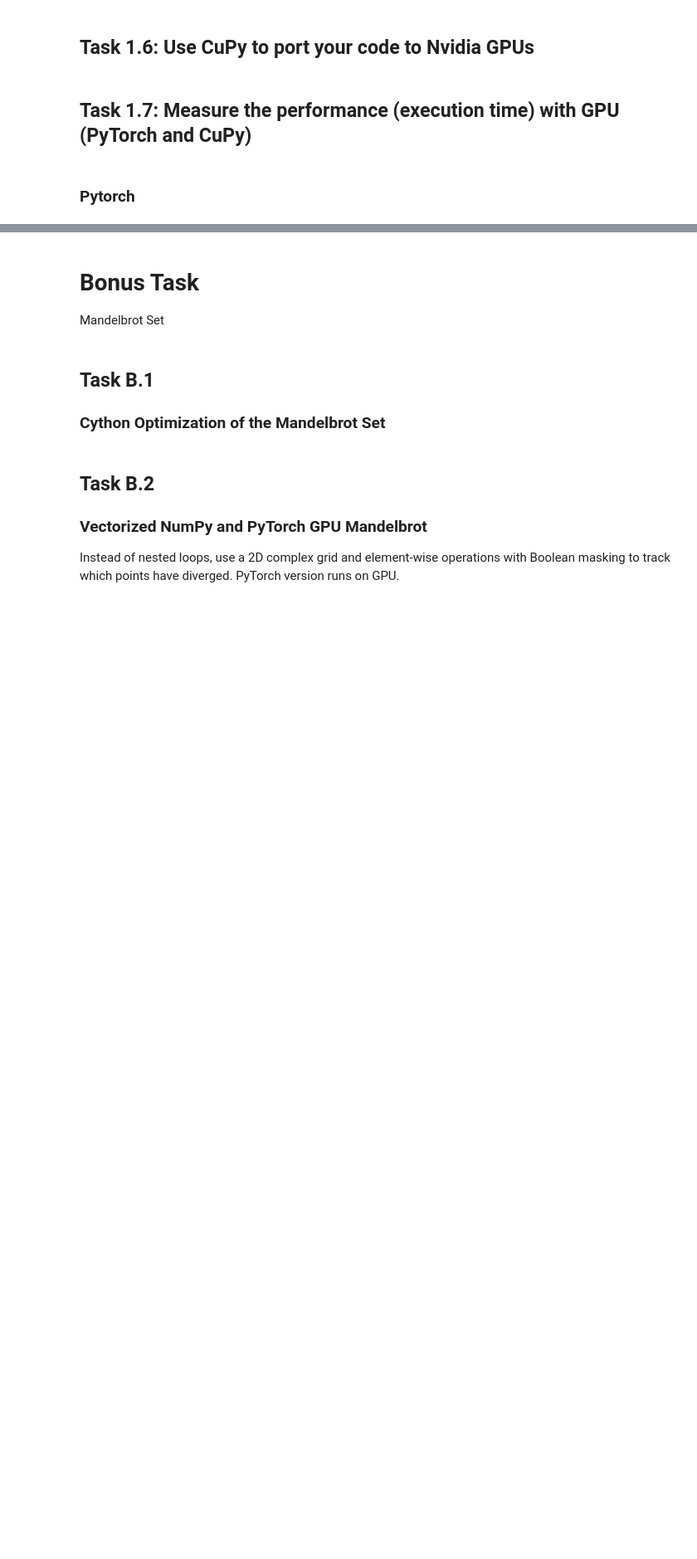
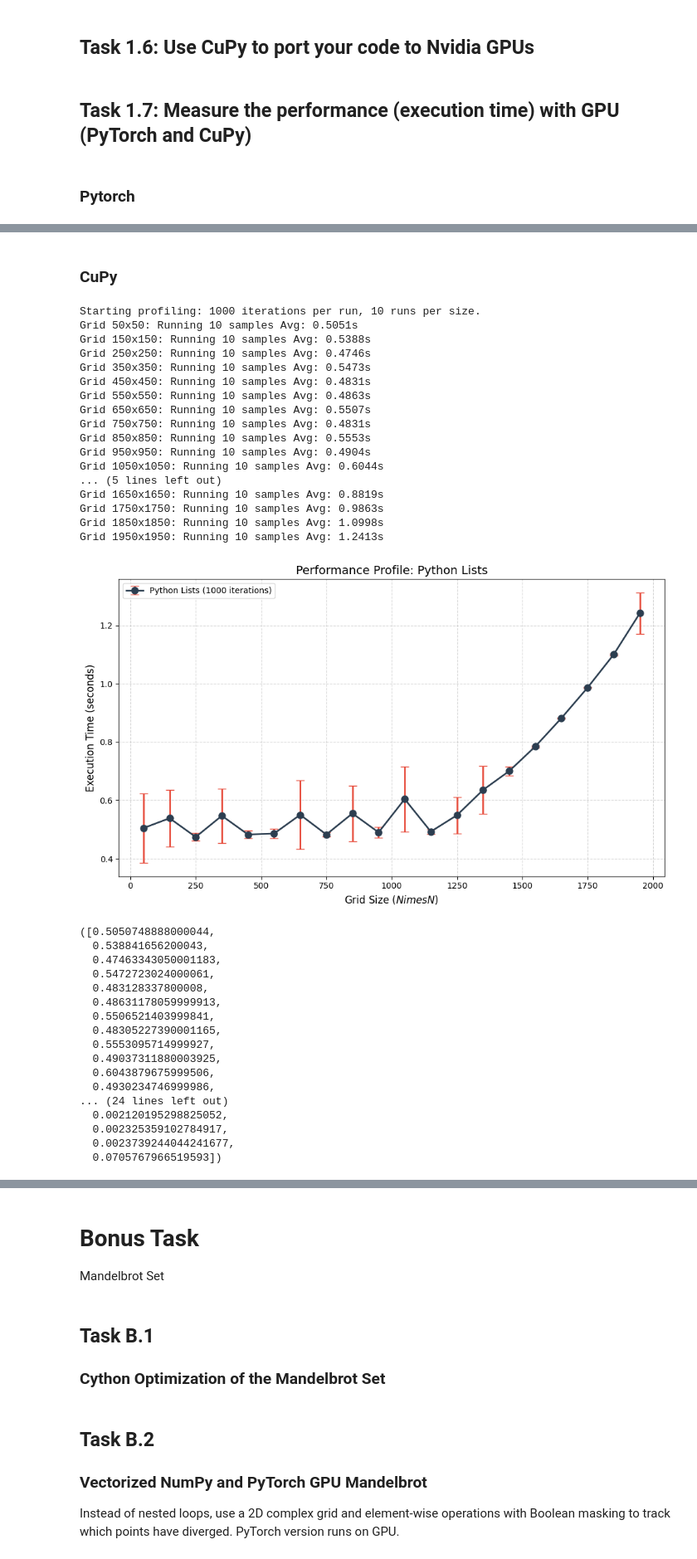
Before and after one commit to anson-ryea/dd2358-work, a Jupyter notebook: asm3/asm3.ipynb, the cells around one changed output, grey strips where cells are left out. Shown at 83% size. Saved outputs shown, nothing was run; the diff lists cells and outputs as text; code cells hidden in the pictures; blank space fills up the shorter version.

```diff
--- a/asm3/asm3.ipynb
+++ b/asm3/asm3.ipynb
@@ -347,6 +344,37 @@ def run_only_torch(f, N, iterations):
 # %%
 import numpy as np
 import cupy as cp
+
+def initialise_grid_cupy(N):
+    grid = cp.random.random((N, N)).astype(cp.float32)
+
+    grid[0, :] = 0
+    grid[-1, :] = 0
+    grid[:, 0] = 0
+    grid[:, -1] = 0
+
+    return grid
+
+def jacobi_cupy(f, N):
+    g = 0.25 * (
+        cp.roll(f,  1, axis=0) +
+        cp.roll(f, -1, axis=0) +
+        cp.roll(f,  1, axis=1) +
+        cp.roll(f, -1, axis=1)
+    )
+
+    g[0, :] = 0
+    g[-1, :] = 0
+    g[:, 0] = 0
+    g[:, -1] = 0
+
+    return g
+
+def run_only_cupy(f, N, iterations=1000):
+    for _ in range(iterations):
+        f = jacobi_cupy(f, N)
+
+    return f
 # %% [markdown]
 ## Task 1.7: Measure the performance (execution time) with GPU (PyTorch and CuPy)
 # %% [markdown]
@@ -392,0 +424,44 @@ Grid 500x500: Running 10 samples Avg: 0.1177s
+# %% [markdown]
+### CuPy
+# %%
+grid_sizes = range(50, 2050, 100)
+iterations = 1000
+runs_per_size = 10
+
+profile_time(run_only_cupy, initialise_grid_cupy, grid_sizes, iterations, runs_per_size)
+# %% [output]
+Starting profiling: 1000 iterations per run, 10 runs per size.
+Grid 50x50: Running 10 samples Avg: 0.5051s
+Grid 150x150: Running 10 samples Avg: 0.5388s
+Grid 250x250: Running 10 samples Avg: 0.4746s
+Grid 350x350: Running 10 samples Avg: 0.5473s
+Grid 450x450: Running 10 samples Avg: 0.4831s
+Grid 550x550: Running 10 samples Avg: 0.4863s
+Grid 650x650: Running 10 samples Avg: 0.5507s
+Grid 750x750: Running 10 samples Avg: 0.4831s
+Grid 850x850: Running 10 samples Avg: 0.5553s
+Grid 950x950: Running 10 samples Avg: 0.4904s
+Grid 1050x1050: Running 10 samples Avg: 0.6044s
+... (5 lines left out)
+Grid 1650x1650: Running 10 samples Avg: 0.8819s
+Grid 1750x1750: Running 10 samples Avg: 0.9863s
+Grid 1850x1850: Running 10 samples Avg: 1.0998s
+Grid 1950x1950: Running 10 samples Avg: 1.2413s
+[figure, added]
+([0.5050748888000044,
+  0.538841656200043,
+  0.47463343050001183,
+  0.5472723024000061,
+  0.483128337800008,
+  0.48631178059999913,
+  0.5506521403999841,
+  0.48305227390001165,
+  0.5553095714999927,
+  0.49037311880003925,
+  0.6043879675999506,
+  0.4930234746999986,
+... (24 lines left out)
+  0.002120195298825052,
+  0.002325359102784917,
+  0.0023739244044241677,
+  0.0705767966519593])
```
Also changed, not shown: parts of 4 cells of this notebook.
